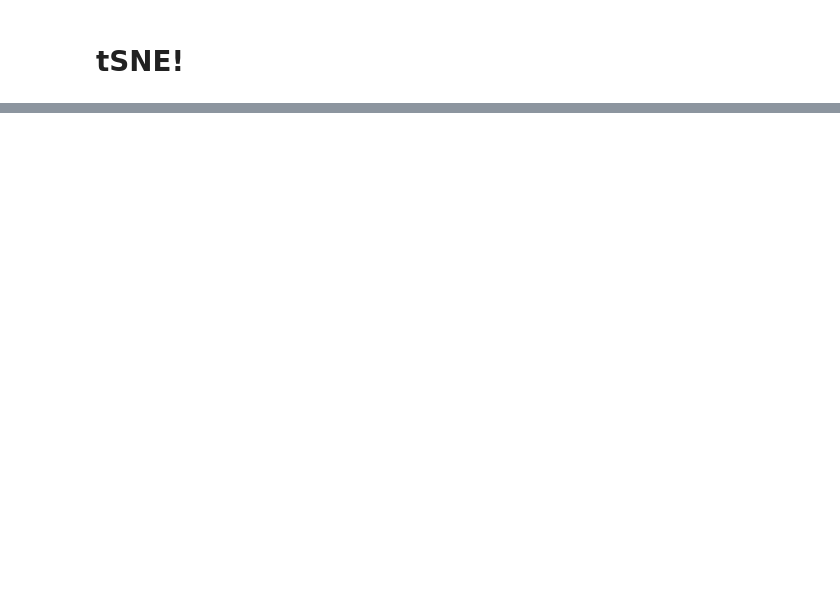
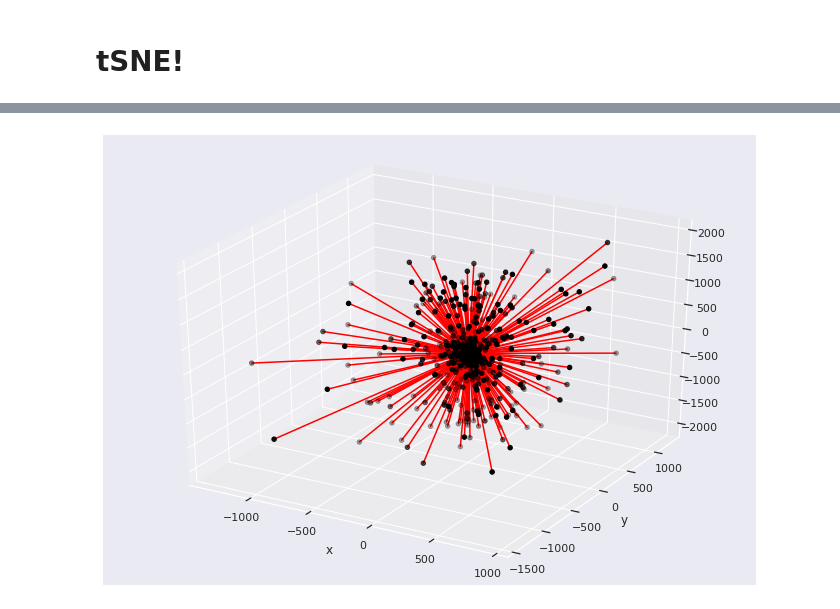
Before and after one commit to callum-mccracken/bbb, a Jupyter notebook: tSNE/t_SNE_njets4.ipynb, the cells around one changed output, grey strips where cells are left out. Drawn from its saved outputs; the diff is of its cells as text; code cells hidden in the pictures; blank space fills up the shorter version.

```diff
--- a/tSNE/t_SNE_njets4.ipynb
+++ b/tSNE/t_SNE_njets4.ipynb
@@ -109,0 +132,28 @@ bub_events = events[bubble]
+# %%
+from mpl_toolkits.mplot3d import Axes3D
+
+fig = plt.figure()
+ax = fig.add_subplot(111, projection='3d')
+
+for i, b in enumerate(bubble):
+    if b:
+        out_index = i
+
+        vectors = events.resolved_lv
+
+        # plot an event's jets in x y z space
+        event_x = vectors.x[out_index]
+        event_y = vectors.y[out_index]
+        event_z = vectors.z[out_index]
+
+        # plot first couple jets
+        for i in range(10):
+            ax.plot([0, event_x[i]], [0, event_y[i]], [0, event_z[i]], c='red')
+
+        # plot endpoints as dots
+        ax.scatter(event_x, event_y, event_z, c='black')
+plt.xlabel("x")
+plt.ylabel("y")
+plt.show()
+# %% [output]
+[figure, added]
```
Also changed, not shown: parts of 8 cells of this notebook, 5 other files.
